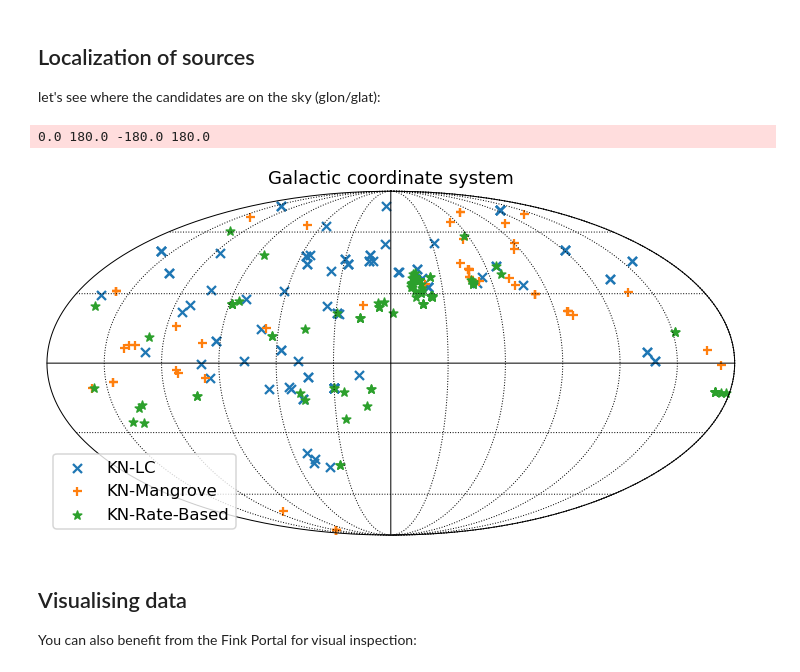
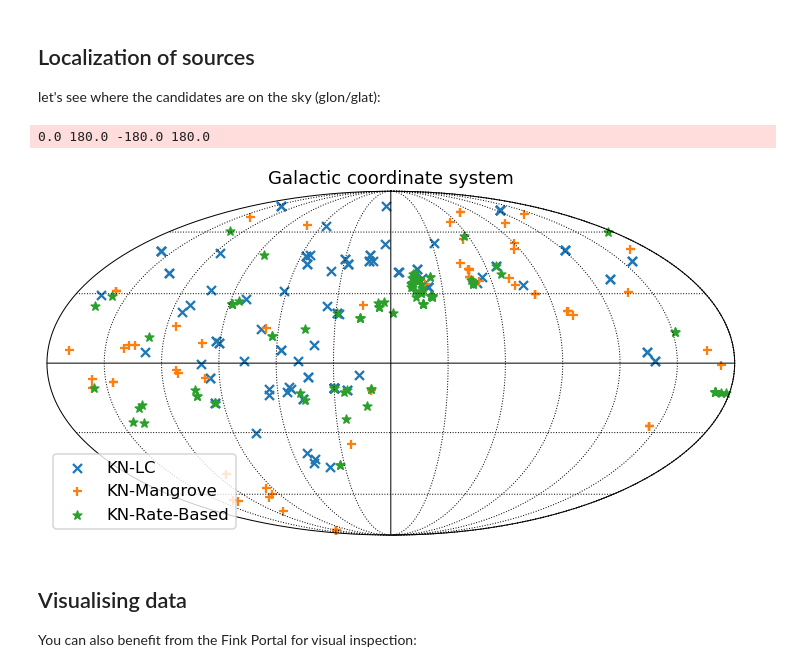
Before and after one commit to JulienPeloton/fink_grandma_kn, a Jupyter notebook: introduction.ipynb, the cells around one changed output. Drawn from its saved outputs; the diff is of its cells as text; code cells hidden in the pictures.

```diff
--- a/introduction.ipynb
+++ b/introduction.ipynb
@@ -92,36 +92,36 @@ let's see where the candidates are on the sky (glon/glat):
 # %%
 def add_proj(pdf, name, marker):
     coords = SkyCoord(
         pdf['candidate'].apply(lambda x: x['ra']),
         pdf['candidate'].apply(lambda x: x['dec']),
         unit='deg'
     )
 
     hp.projscatter(
         coords.galactic.l,
         coords.galactic.b,
         lonlat=True,
         marker=marker,
         label=name
     )
 
-pdf1 = pd.read_parquet('data/0104_3108_kn_filter1_class.parquet')
-pdf2 = pd.read_parquet('data/0104_3108_kn_filter2_class.parquet')
-pdf3 = pd.read_parquet('data/0104_3108_kn_filter3_class.parquet')
+pdf1 = pd.read_parquet('data/0104_3009_kn_filter1_class.parquet')
+pdf2 = pd.read_parquet('data/0104_3009_kn_filter2_class.parquet')
+pdf3 = pd.read_parquet('data/0104_3009_kn_filter3_class.parquet')
 
 fig = plt.figure(0, figsize=(10,10))
 
 hp.mollview(np.array([np.inf] * 12*1024**2), fig=0, title='Galactic coordinate system', cbar=None)
 
 for pdf, name, marker in zip([pdf1, pdf2, pdf3], ['KN-LC', 'KN-Mangrove', 'KN-Rate-Based'], ['x', '+', '*']):
     add_proj(pdf, name, marker)
 
 hp.graticule()
 plt.legend()
 plt.show()
 # %% [output]
 0.0 180.0 -180.0 180.0
-[figure, old version]
+[figure, new version]
 # %% [markdown]
 ## Visualising data
 
```
Also changed, not shown: parts of 10 cells of this notebook, 3 other files.
